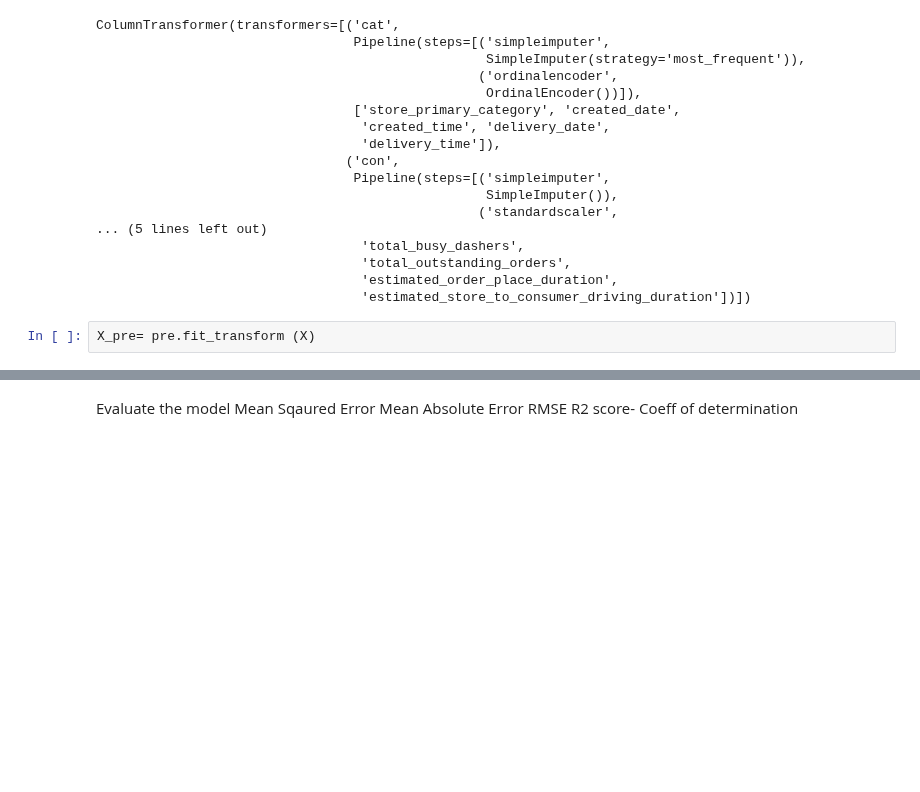
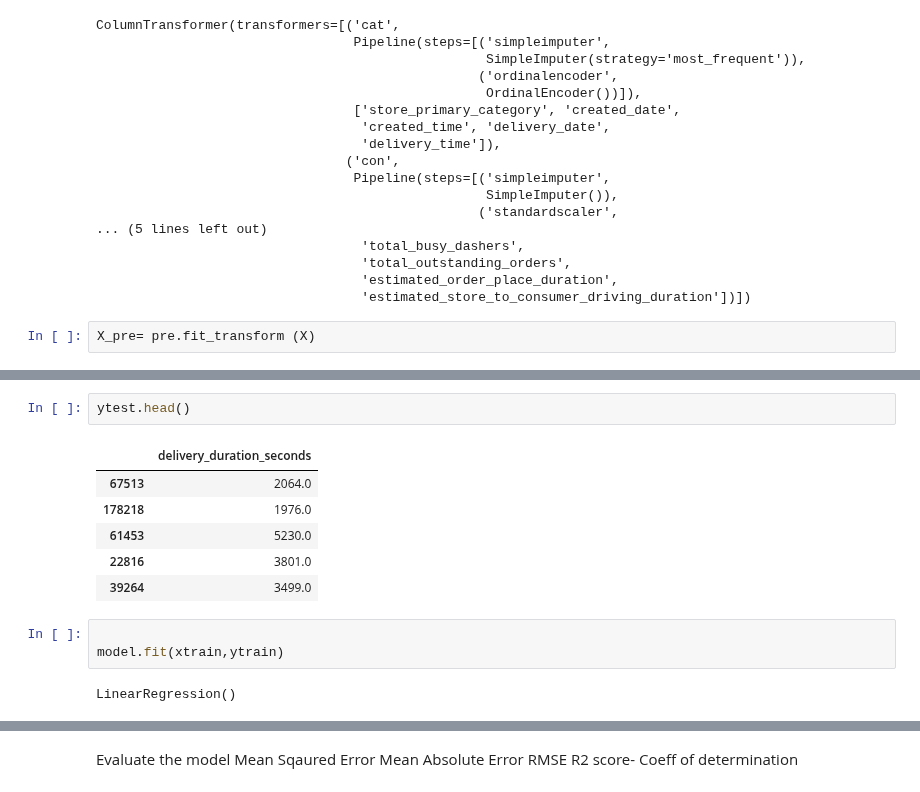
Before and after one commit to Paridhijain-githb/Machine-_learning_01, a Jupyter notebook: Linear Regression/Project-MultipleLinearRegression .ipynb, the cells around one changed output, grey strips where cells are left out. Saved outputs shown, nothing was run; the diff lists cells and outputs as text; blank space fills up the shorter version.

```diff
--- a/Linear Regression/Project-MultipleLinearRegression .ipynb
+++ b/Linear Regression/Project-MultipleLinearRegression .ipynb
@@ -204,2 +242,16 @@ X_pre= pre.fit_transform (X)
+# %%
+ytest.head()
+# %% [output]
+|  | delivery_duration_seconds |
+| 67513 | 2064.0 |
+| 178218 | 1976.0 |
+| 61453 | 5230.0 |
+| 22816 | 3801.0 |
+| 39264 | 3499.0 |
+# %%
+
+model.fit(xtrain,ytrain)
+# %% [output]
+LinearRegression()
 # %%
 from sklearn.linear_model import LinearRegression
```
Also changed, not shown: parts of 14 cells of this notebook, 1 other file.
